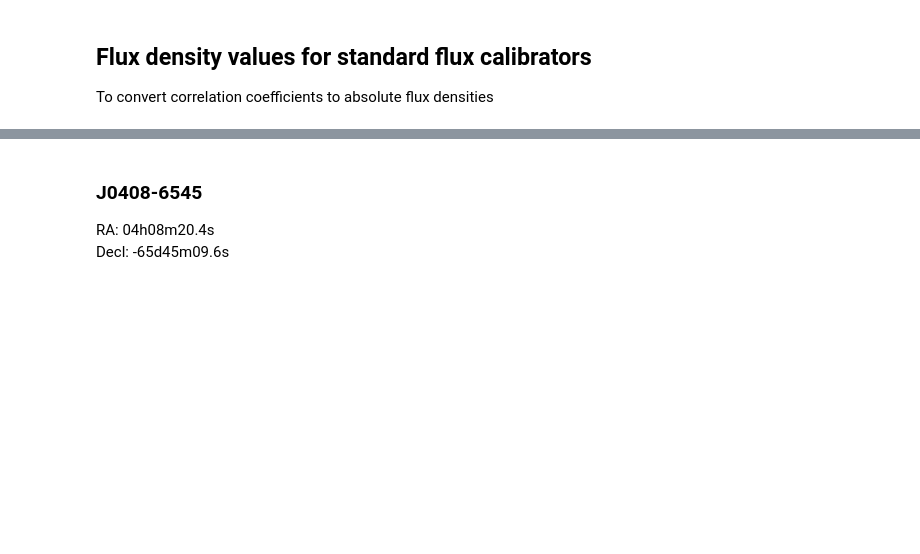
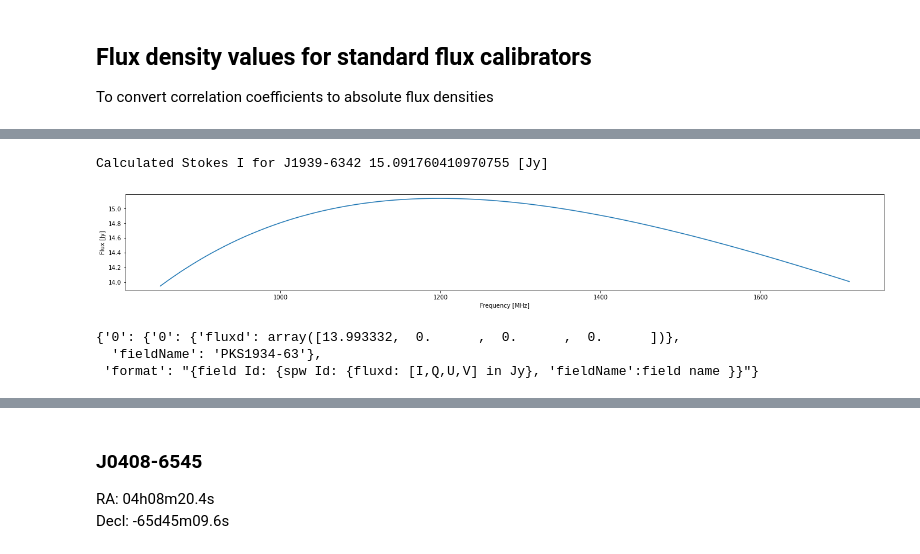
Before and after one commit to ska-sa/ARIWS-Cookbook, a Jupyter notebook: casa/Standard_flux_calibrators.ipynb, the cells around one changed output, grey strips where cells are left out. Drawn from its saved outputs; the diff is of its cells as text; code cells hidden in the pictures; blank space fills up the shorter version.

Commit message:
Options for setting flux models

```diff
--- a/casa/Standard_flux_calibrators.ipynb
+++ b/casa/Standard_flux_calibrators.ipynb
@@ -8,0 +115,36 @@ import numpy as np
+# %%
+a=-30.7667
+b=26.4908
+c=-7.0977
+d=0.605334
+
+f = 1284.  # MHz (L-band)
+
+log_S = a + b*np.log10(f) + c*np.log10(f)**2 + d*np.log10(f)**3
+
+print('Calculated Stokes I for J1939-6342 {} [Jy]'.format(10**log_S))
+# %% [output]
+Calculated Stokes I for J1939-6342 15.091760410970755 [Jy]
+# %%
+lband = np.arange(850, 1712) # MHz
+log_S = a + b*np.log10(lband) + c*np.log10(lband)**2 + d*np.log10(lband)**3
+
+fig, ax = plt.subplots(nrows=1, ncols=1,
+                       figsize=(23, 3),  # W x H
+                       facecolor='white')
+ax.plot(lband, 10**log_S)
+ax.set_xlabel(r'Frequency [MHz]')
+ax.set_ylabel(r'Flux [Jy]')
+plt.show()
+# %% [output]
+[figure, added]
+# %%
+setjy(vis=msfile,
+      field='PKS1934-63',
+      scalebychan=True,
+      standard='Perley-Butler 2010',
+      fluxdensity=-1)
+# %% [output]
+{'0': {'0': {'fluxd': array([13.993332,  0.      ,  0.      ,  0.      ])},
+  'fieldName': 'PKS1934-63'},
+ 'format': "{field Id: {spw Id: {fluxd: [I,Q,U,V] in Jy}, 'fieldName':field name }}"}
```
Also changed, not shown: parts of 32 cells of this notebook.
